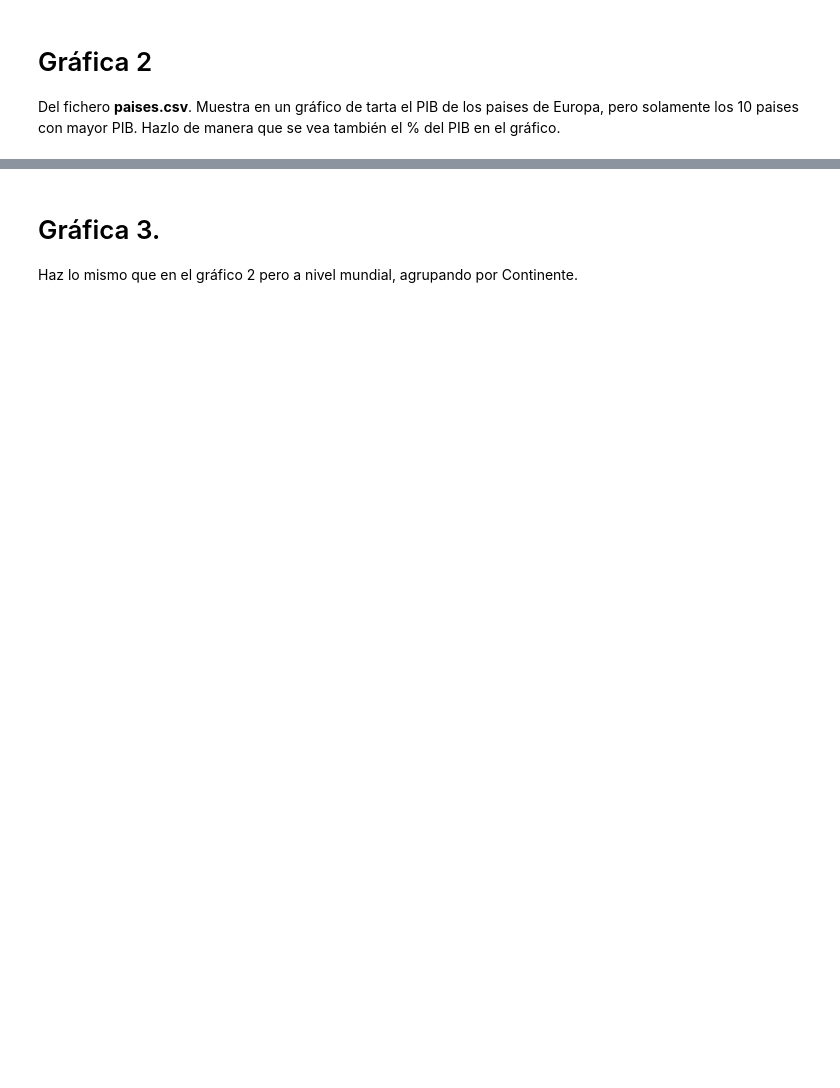
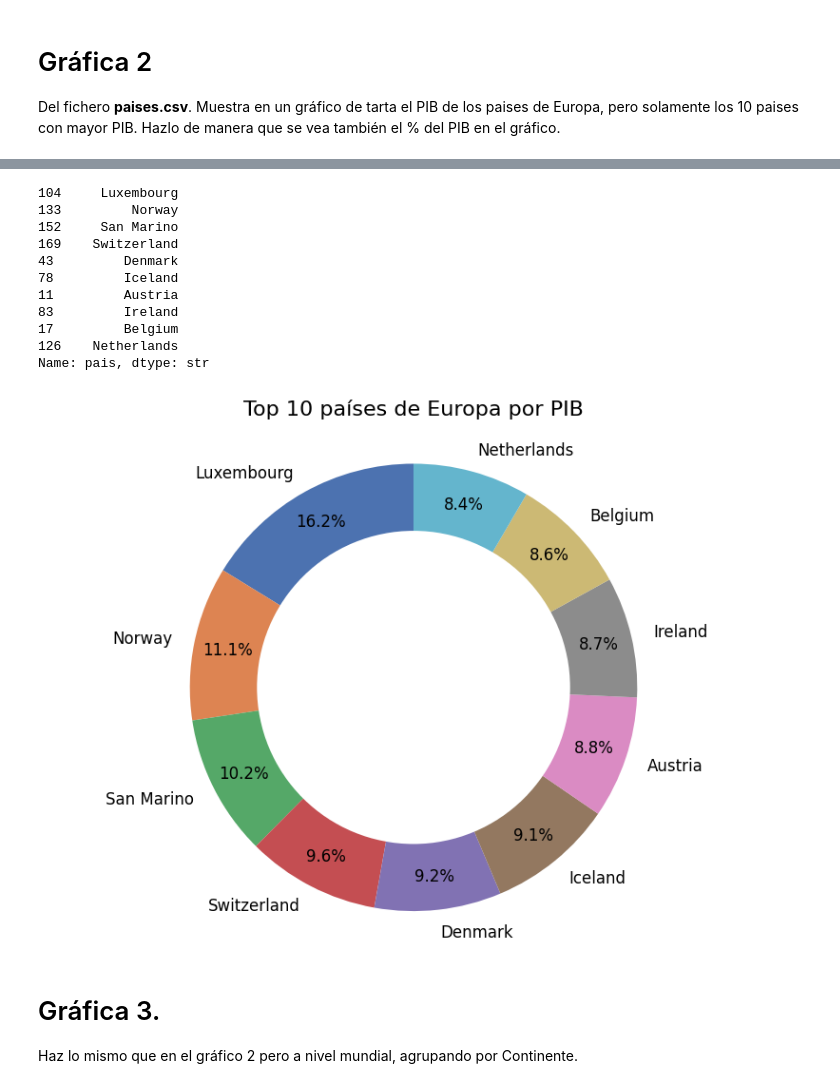
Before and after one commit to Animska/PYthon, a Jupyter notebook: Pedro/entorno python/ejercicios/AD_TEMA3/graficas_1/Enunciado_matplotlib_1.ipynb, the cells around one changed output, grey strips where cells are left out. Cells and saved outputs as stored; diff of their text form; code cells hidden in the pictures; blank space fills up the shorter version.

```diff
--- a/Pedro/entorno python/ejercicios/AD_TEMA3/graficas_1/Enunciado_matplotlib_1.ipynb
+++ b/Pedro/entorno python/ejercicios/AD_TEMA3/graficas_1/Enunciado_matplotlib_1.ipynb
@@ -52,3 +122,54 @@ plt.show()
+# %%
+#SEABORN
+import seaborn as sns
+import matplotlib.pyplot as plt
+
+# 1. Preparación de colores con Seaborn
+# 'deep' es una paleta de Seaborn muy equilibrada
+colores = sns.color_palette(palette = 'deep')
+
+# 2. Configuración de la figura
+fig = plt.figure(figsize=(8, 6))
+
+print(paises_mayores['pais'])
+# 3. Creación del gráfico de tarta
+# pctdistance: distancia del porcentaje al centro para que caiga el valor dentro de la porción
+# startangle: Matplotlib pinta en orden los datos, comenzando por el primero a las 3 en punto y girando en sentido contrario al reloj.
+    # como los datos están ordenados de mayor a menor, vamos a rotar el gráfico unos grados para que visualmente comienze a las
+    # startangle = 90 comienza a pintar a las 12
+    # startangle = 180 comienza a pintar a las 9
+# textprops: tamaño de la fuente de las etiquetas
+plt.pie(paises_mayores['PIB'],
+        labels=paises_mayores['pais'],
+        autopct='%1.1f%%',
+        colors=colores,
+        startangle=90,
+        pctdistance=0.85,
+        textprops={'fontsize': 12})
+
+# 4. Truco visual: Convertirlo en un "Donut Chart" (opcional pero muy Seaborn-style)
+# Creamos el círculo
+centro_circulo = plt.Circle((0,0), 0.70, fc='white')
+# Lo divujamos en la figura
+fig.gca().add_artist(centro_circulo)
+
+plt.title('Top 10 países de Europa por PIB', fontsize=16, pad=20)
+plt.axis('equal') # Asegura que el gráfico sea un círculo perfecto
+plt.tight_layout()
+plt.show()
+# %% [output]
+104     Luxembourg
+133         Norway
+152     San Marino
+169    Switzerland
+43         Denmark
+78         Iceland
+11         Austria
+83         Ireland
+17         Belgium
+126    Netherlands
+Name: pais, dtype: str
+[figure, added]
 # %% [markdown]
 # Gráfica 3.
 
```
Also changed, not shown: parts of 15 cells of this notebook, 12 other files.
